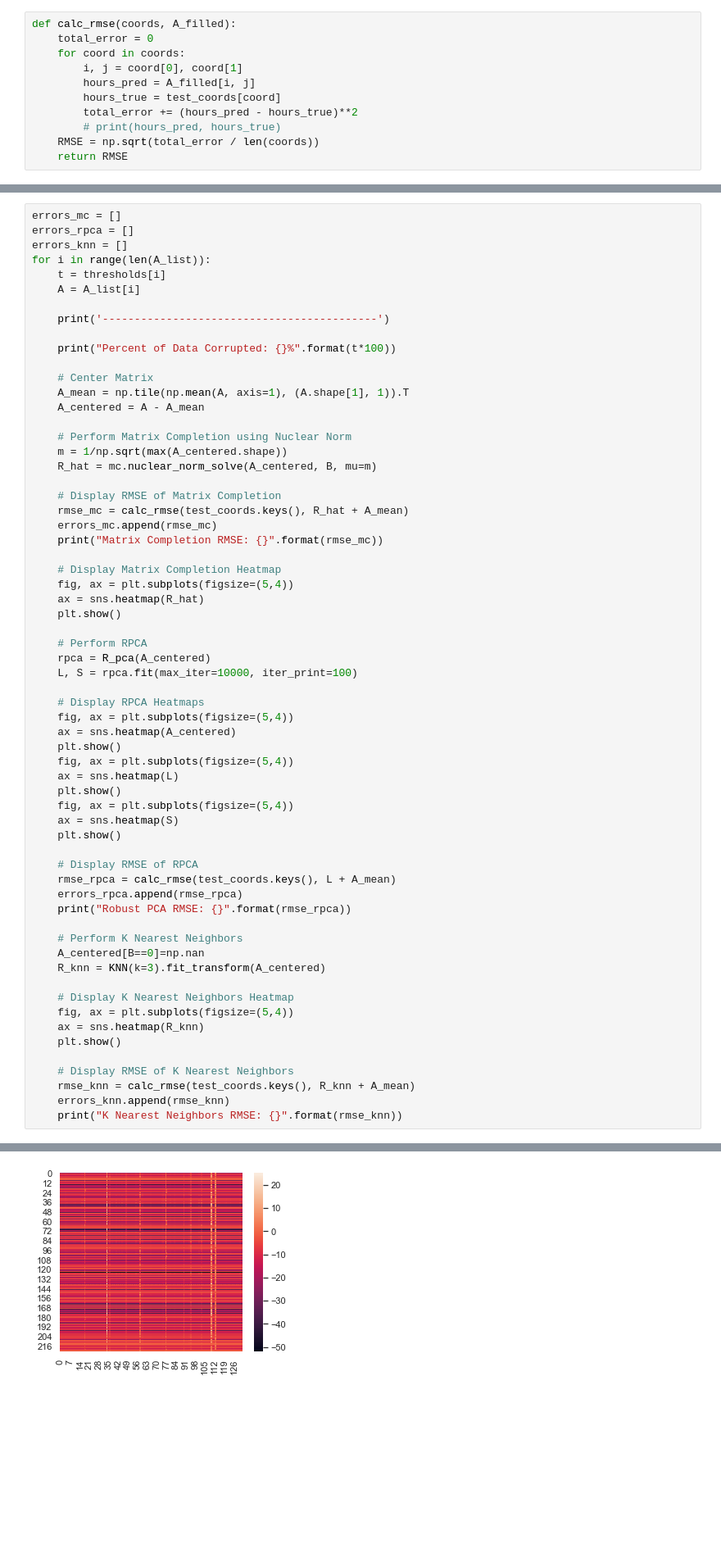
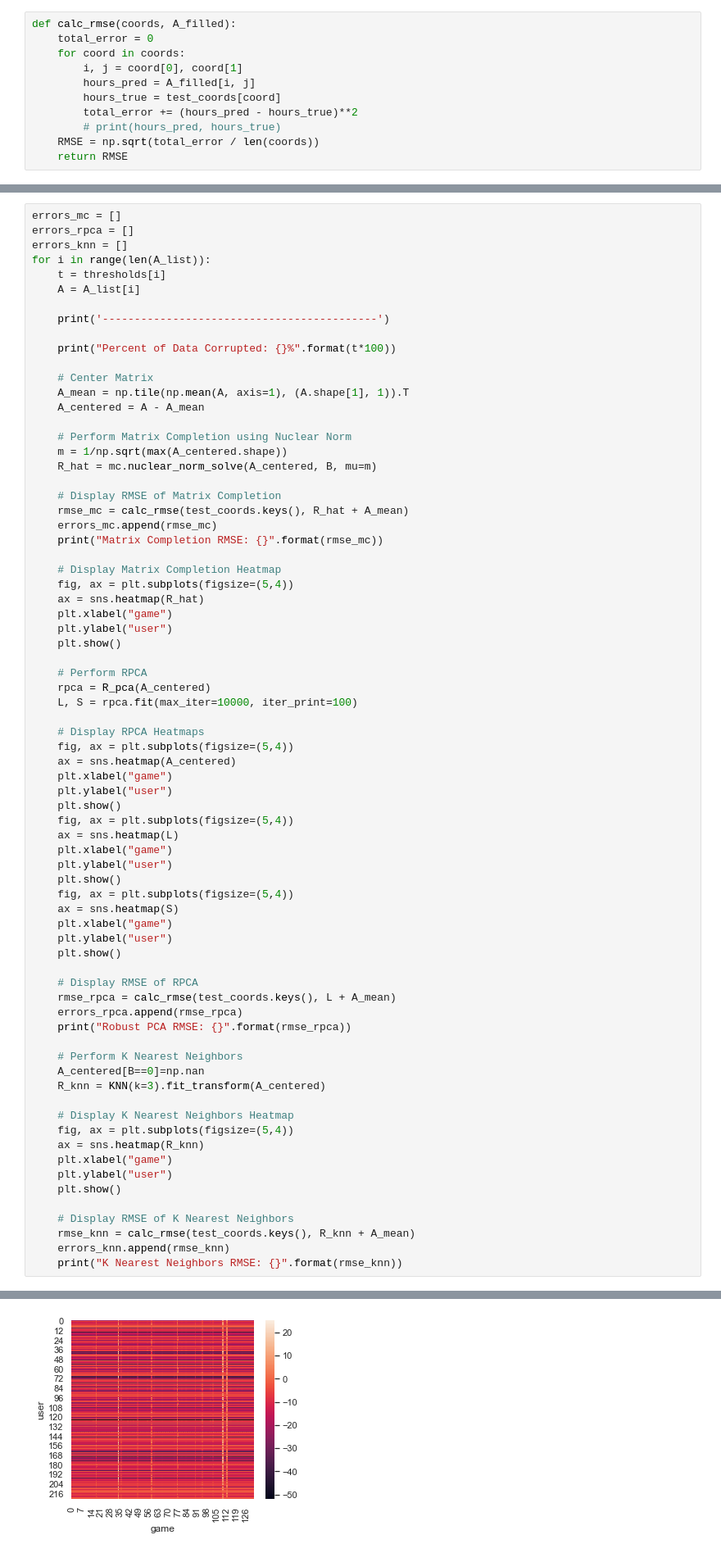
Before and after one commit to neil-menghani/RPCA, a Jupyter notebook: RPCA_Experiment.ipynb, the cells around one changed output, grey strips where cells are left out. Shown at 82% size. Cells and saved outputs as stored; diff of their text form; blank space fills up the shorter version.

```diff
--- a/RPCA_Experiment.ipynb
+++ b/RPCA_Experiment.ipynb
@@ -140,6 +140,8 @@ for i in range(len(A_list)):
     # Display Matrix Completion Heatmap
     fig, ax = plt.subplots(figsize=(5,4))
     ax = sns.heatmap(R_hat)
+    plt.xlabel("game")
+    plt.ylabel("user")
     plt.show()
 
     # Perform RPCA
@@ -149,12 +151,18 @@ for i in range(len(A_list)):
     # Display RPCA Heatmaps
     fig, ax = plt.subplots(figsize=(5,4))
     ax = sns.heatmap(A_centered)
+    plt.xlabel("game")
+    plt.ylabel("user")
     plt.show()
     fig, ax = plt.subplots(figsize=(5,4))
     ax = sns.heatmap(L)
+    plt.xlabel("game")
+    plt.ylabel("user")
     plt.show()
     fig, ax = plt.subplots(figsize=(5,4))
     ax = sns.heatmap(S)
+    plt.xlabel("game")
+    plt.ylabel("user")
     plt.show()
 
     # Display RMSE of RPCA
@@ -169,6 +177,8 @@ for i in range(len(A_list)):
     # Display K Nearest Neighbors Heatmap
     fig, ax = plt.subplots(figsize=(5,4))
     ax = sns.heatmap(R_knn)
+    plt.xlabel("game")
+    plt.ylabel("user")
     plt.show()
 
     # Display RMSE of K Nearest Neighbors
@@ -201 +211 @@ iteration: 4967, error: 0.0016823106883319468
-[figure, old version]
+[figure, new version]
```
Also changed, not shown: parts of 8 cells of this notebook, 3 other files.
